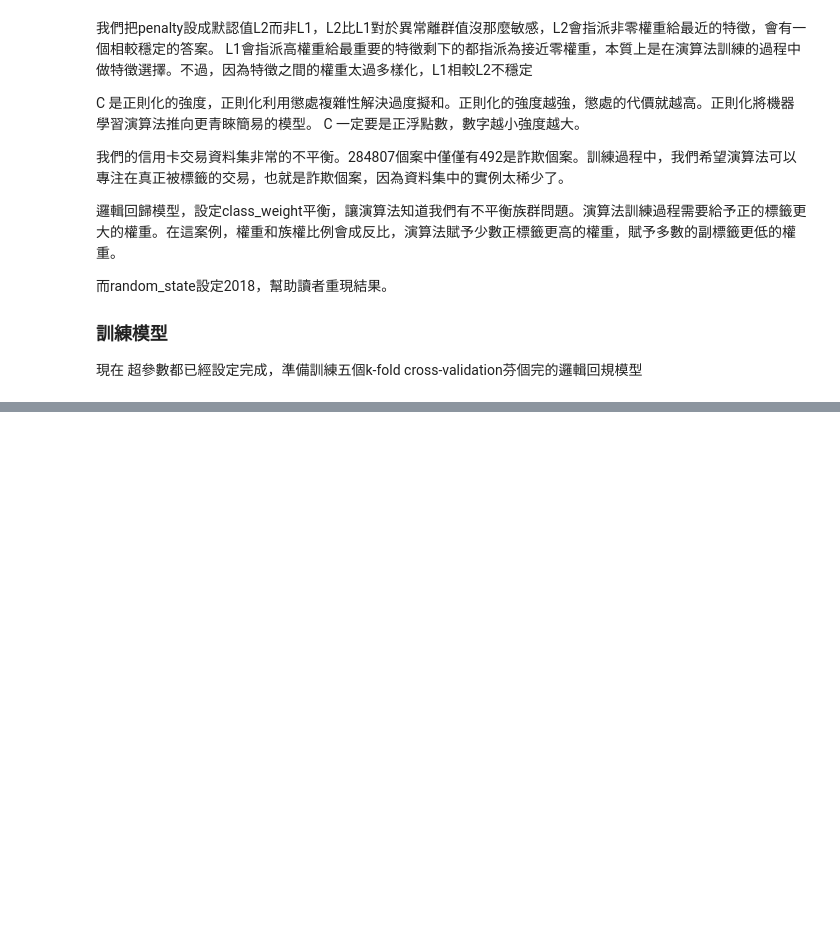
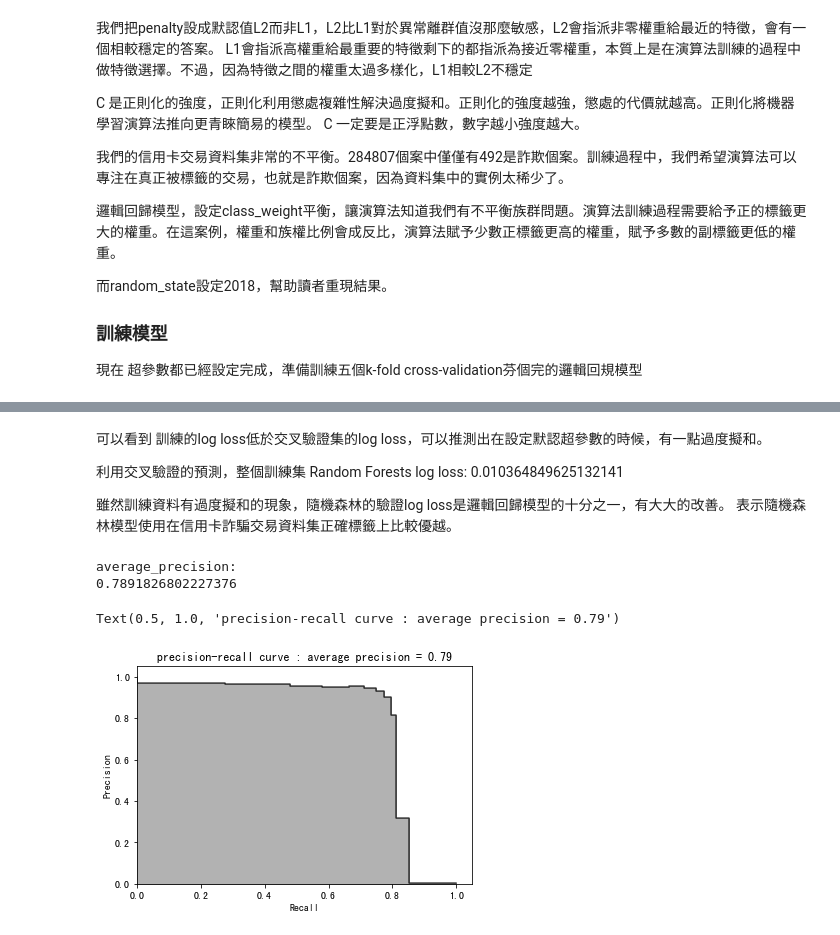
Before and after one commit to agron911/data-analytics, a Jupyter notebook: ML/end-to-end ML proj.ipynb, the cells around one changed output, grey strips where cells are left out. Saved outputs shown, nothing was run; the diff lists cells and outputs as text; code cells hidden in the pictures; blank space fills up the shorter version.

```diff
--- a/ML/end-to-end ML proj.ipynb
+++ b/ML/end-to-end ML proj.ipynb
@@ -387,0 +464,26 @@ true positive rate可以比擬成敏感度，false positive rate可以當作是
+# %%
+n_estimators =10
+max_features ='auto'
+max_depth = None
+min_samples_split=2
+min_samples_leaf =1
+min_weight_fraction_leaf = 0.0
+max_leaf_nodes =None
+bootstrap = True
+oob_score =False
+n_jobs =-1
+random_state = 2018
+class_weight ='balanced'
+
+RFC = RandomForestClassifier(n_estimators=n_estimators,
+                            max_features=max_features,
+                            max_depth=max_depth,
+                            min_samples_split=min_samples_split,
+                            min_samples_leaf=min_samples_leaf,
+                            min_weight_fraction_leaf=min_weight_fraction_leaf,
+                            max_leaf_nodes=max_leaf_nodes,
+                            bootstrap=bootstrap,
+                            oob_score=oob_score,
+                            n_jobs=n_jobs,
+                            random_state=random_state,
+                            class_weight=class_weight)
@@ -387,0 +543,29 @@ true positive rate可以比擬成敏感度，false positive rate可以當作是
+# %% [markdown]
+可以看到 訓練的log loss低於交叉驗證集的log loss，可以推測出在設定默認超參數的時候，有一點過度擬和。
+
+利用交叉驗證的預測，整個訓練集
+Random Forests log loss:  0.010364849625132141
+
+雖然訓練資料有過度擬和的現象，隨機森林的驗證log loss是邏輯回歸模型的十分之一，有大大的改善。 表示隨機森林模型使用在信用卡詐騙交易資料集正確標籤上比較優越。
+# %%
+preds = pd.concat([y_train, predictionBasedOnKFolds.loc[:,1]],axis =1)
+preds.columns = ['truelabel', 'prediction']
+# print('preds:\n{} \n'.format(preds))
+predictionBasesOnKFoldsRandomForest = preds.copy()
+
+precision, recall, threshold = precision_recall_curve(preds['truelabel'],preds['prediction'])
+
+average_precision = average_precision_score(preds['truelabel'],preds['prediction'])
+print('average_precision:\n{} \n'.format(average_precision))
+plt.step(recall, precision, color='k', alpha=0.7, where='post')
+plt.fill_between(recall, precision, step='post',alpha=0.3,color='k')
+plt.xlim([0,1.05])
+plt.ylim([0,1.05])
+plt.xlabel('Recall')
+plt.ylabel('Precision')
+plt.title('precision-recall curve : average precision = {0:0.2f}'.format(average_precision))
+# %% [output]
+average_precision:
+0.7891826802227376
+Text(0.5, 1.0, 'precision-recall curve : average precision = 0.79')
+[figure, added]
```
Also changed, not shown: parts of 24 cells of this notebook.
